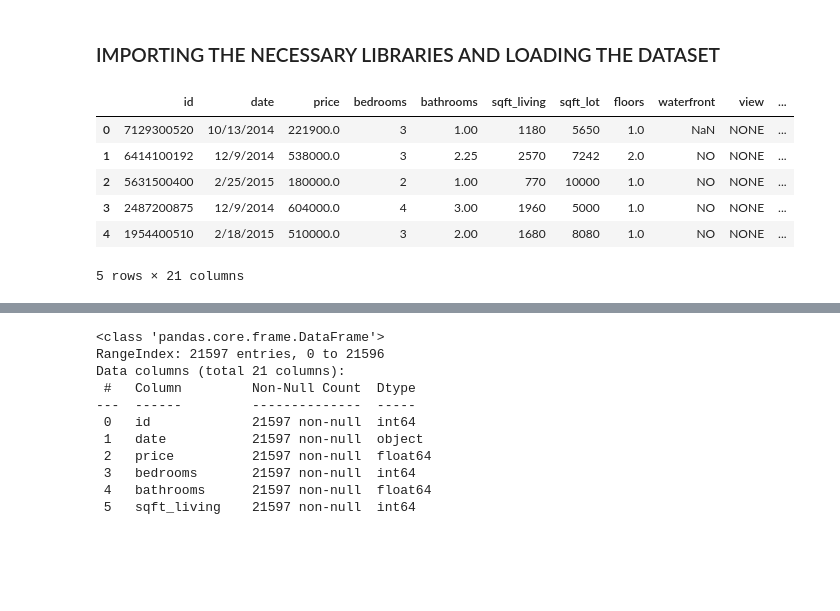
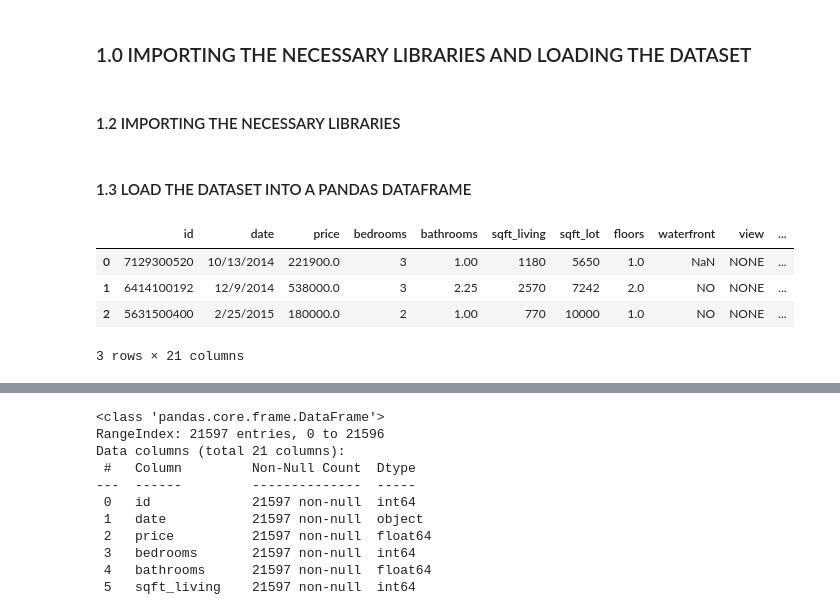
Before and after one commit to amature98/DSF-FT06-GROUP-2-PHASE---PROJECT, a Jupyter notebook: student.ipynb, the cells around one changed output, grey strips where cells are left out. Drawn from its saved outputs; the diff is of its cells as text; code cells hidden in the pictures; blank space fills up the shorter version.

```diff
--- a/student.ipynb
+++ b/student.ipynb
@@ -52,3 +53,5 @@ d). Deliver actionable recommendations to the Real Estate Agency to enhance prof
 # %% [markdown]
-### IMPORTING THE NECESSARY LIBRARIES AND LOADING THE DATASET
+### 1.0 IMPORTING THE NECESSARY LIBRARIES AND LOADING THE DATASET
+# %% [markdown]
+#### 1.2 IMPORTING THE NECESSARY LIBRARIES
 # %%
@@ -63,12 +76,12 @@ import missingno as msno
 %matplotlib inline
+# %% [markdown]
+#### 1.3 LOAD THE DATASET INTO A PANDAS DATAFRAME
 # %%
-df = pd.read_csv('data/kc_house_data.csv')
-df.head()
+df = pd.read_csv('kc_house_data.csv')
+df.head(3)
 # %% [output]
 |  | id | date | price | bedrooms | bathrooms | sqft_living | sqft_lot | floors | waterfront | view | ... |
 | 0 | 7129300520 | 10/13/2014 | 221900.0 | 3 | 1.00 | 1180 | 5650 | 1.0 | NaN | NONE | ... |
 | 1 | 6414100192 | 12/9/2014 | 538000.0 | 3 | 2.25 | 2570 | 7242 | 2.0 | NO | NONE | ... |
 | 2 | 5631500400 | 2/25/2015 | 180000.0 | 2 | 1.00 | 770 | 10000 | 1.0 | NO | NONE | ... |
-| 3 | 2487200875 | 12/9/2014 | 604000.0 | 4 | 3.00 | 1960 | 5000 | 1.0 | NO | NONE | ... |
-| 4 | 1954400510 | 2/18/2015 | 510000.0 | 3 | 2.00 | 1680 | 8080 | 1.0 | NO | NONE | ... |
-5 rows × 21 columns
+3 rows × 21 columns
```
Also changed, not shown: parts of 203 cells of this notebook, 2 other files.
